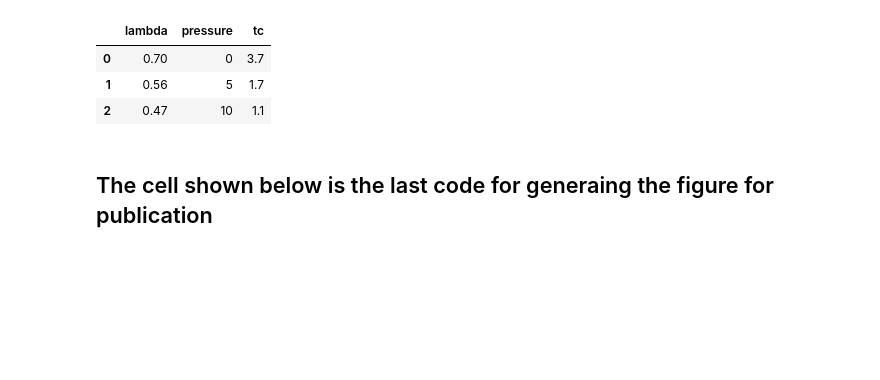
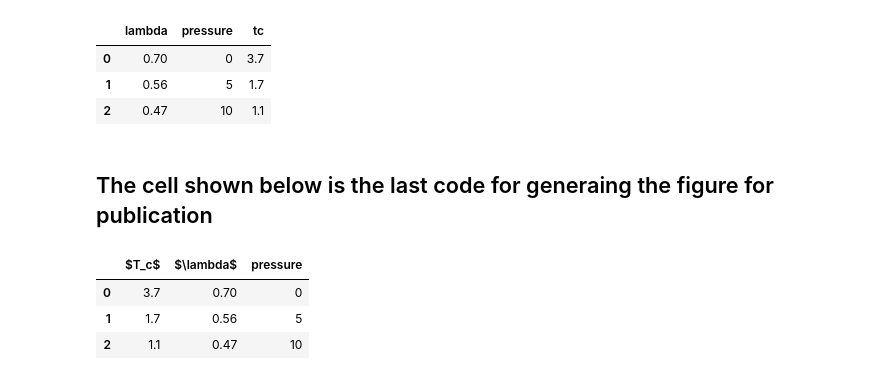
Before and after one commit to yw-fang/readingnotes, a Jupyter notebook: matsci/project2017/BaPd2As2-Mahmoud/BaPd2As2-epc.ipynb, the cells around one changed output. Saved outputs shown, nothing was run; the diff lists cells and outputs as text; code cells hidden in the pictures; blank space fills up the shorter version.

```diff
--- a/matsci/project2017/BaPd2As2-Mahmoud/BaPd2As2-epc.ipynb
+++ b/matsci/project2017/BaPd2As2-Mahmoud/BaPd2As2-epc.ipynb
@@ -832,3 +832,10 @@ with PdfPages('./Tc-fig-for-referee.pdf') as pdf:
     plt.tight_layout()
     pdf.savefig()
     plt.close()
+# %%
+frame
+# %% [output]
+|  | $T_c$ | $\lambda$ | pressure |
+| 0 | 3.7 | 0.70 | 0 |
+| 1 | 1.7 | 0.56 | 5 |
+| 2 | 1.1 | 0.47 | 10 |
```
Also changed, not shown: parts of 1 cell of this notebook.
